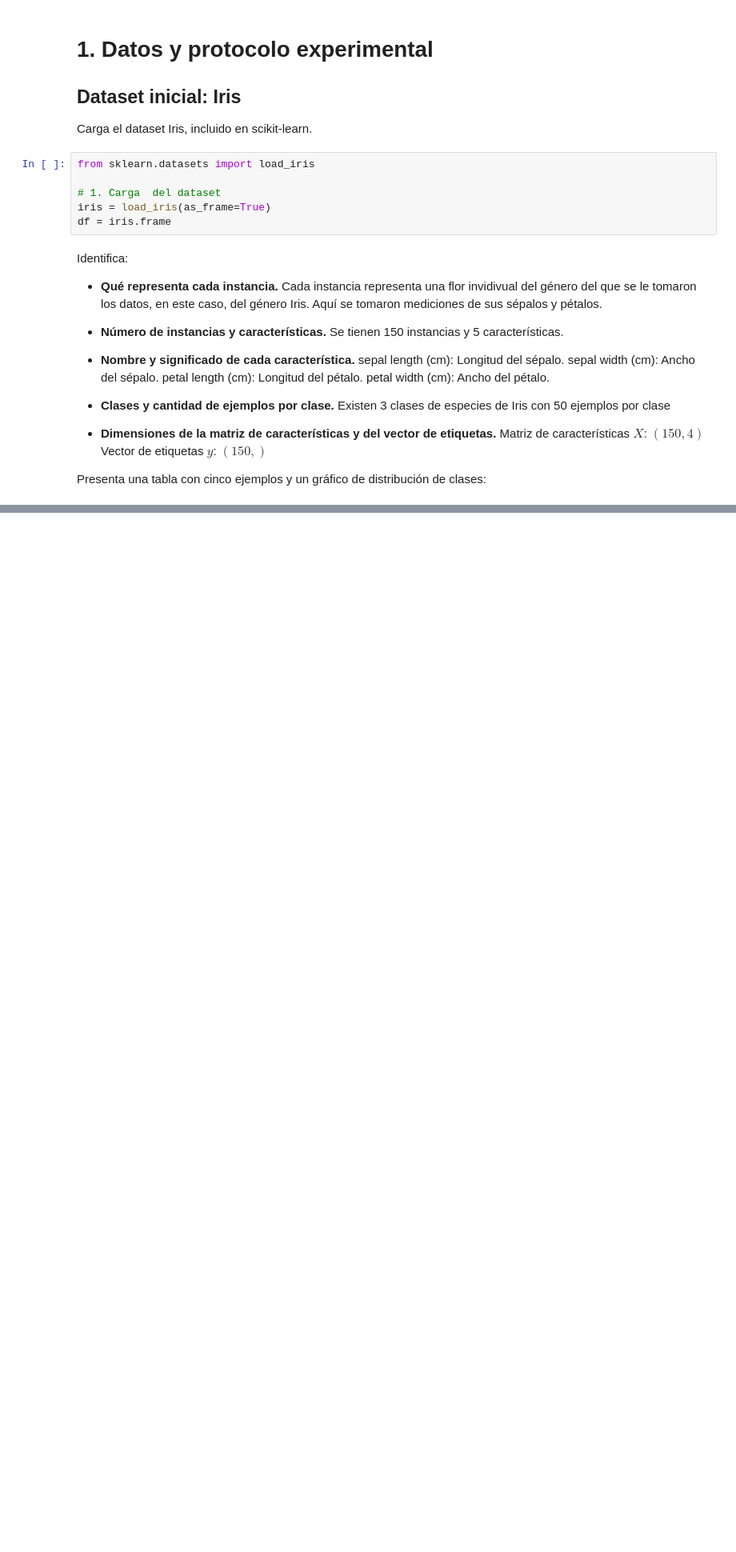
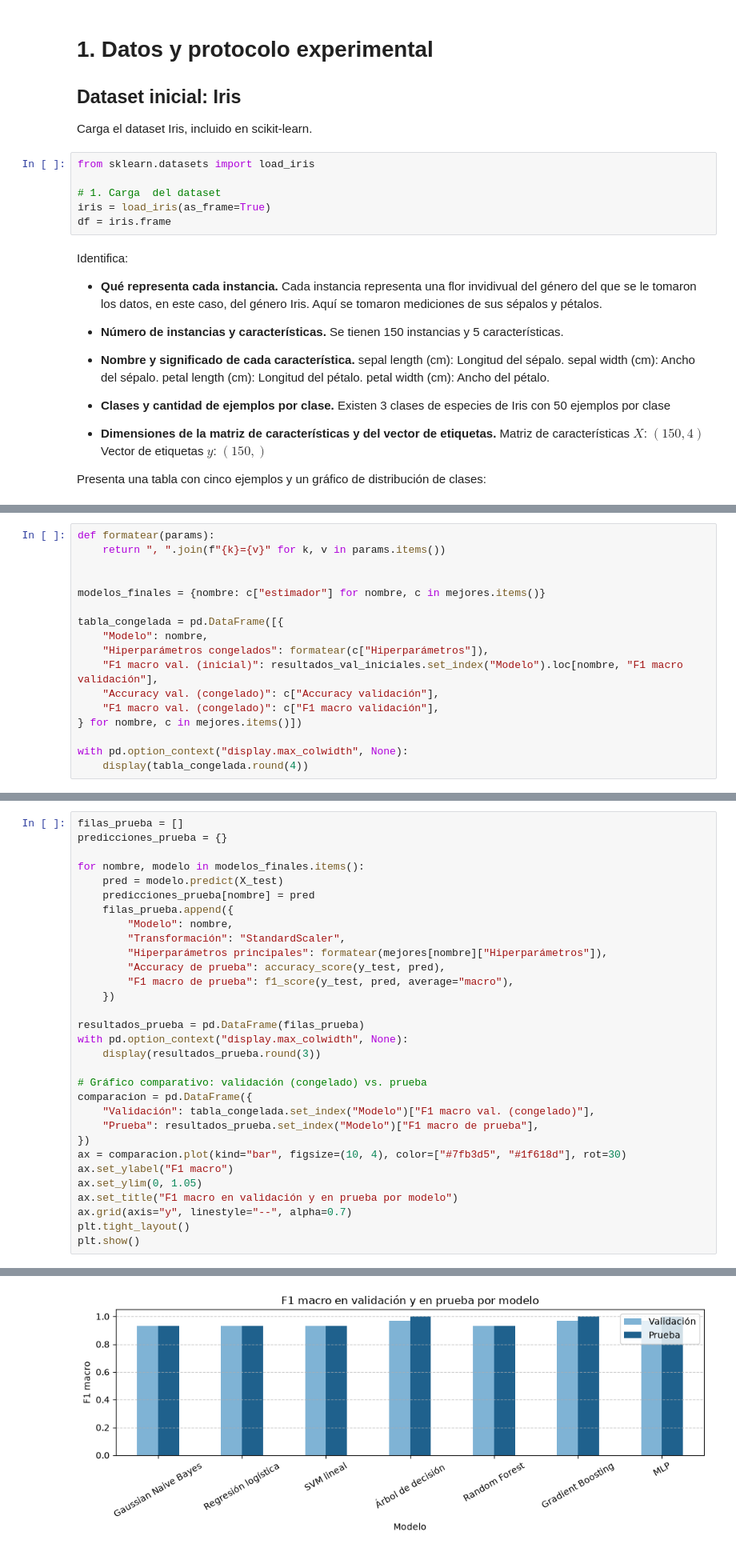
Before and after one commit to BrandonFreire/Notebooks-RI, a Jupyter notebook: IB/Machine Learning/01_revml.ipynb, the cells around one changed output, grey strips where cells are left out. Shown at 80% size. Drawn from its saved outputs; the diff is of its cells as text; blank space fills up the shorter version.

```diff
--- a/IB/Machine Learning/01_revml.ipynb
+++ b/IB/Machine Learning/01_revml.ipynb
@@ -230,0 +332,17 @@ Examina:
+# %%
+def formatear(params):
+    return ", ".join(f"{k}={v}" for k, v in params.items())
+
+
+modelos_finales = {nombre: c["estimador"] for nombre, c in mejores.items()}
+
+tabla_congelada = pd.DataFrame([{
+    "Modelo": nombre,
+    "Hiperparámetros congelados": formatear(c["Hiperparámetros"]),
+    "F1 macro val. (inicial)": resultados_val_iniciales.set_index("Modelo").loc[nombre, "F1 macro validación"],
+    "Accuracy val. (congelado)": c["Accuracy validación"],
+    "F1 macro val. (congelado)": c["F1 macro validación"],
+} for nombre, c in mejores.items()])
+
+with pd.option_context("display.max_colwidth", None):
+    display(tabla_congelada.round(4))
@@ -230,0 +364,32 @@ Examina:
+# %%
+filas_prueba = []
+predicciones_prueba = {}
+
+for nombre, modelo in modelos_finales.items():
+    pred = modelo.predict(X_test)
+    predicciones_prueba[nombre] = pred
+    filas_prueba.append({
+        "Modelo": nombre,
+        "Transformación": "StandardScaler",
+        "Hiperparámetros principales": formatear(mejores[nombre]["Hiperparámetros"]),
+        "Accuracy de prueba": accuracy_score(y_test, pred),
+        "F1 macro de prueba": f1_score(y_test, pred, average="macro"),
+    })
+
+resultados_prueba = pd.DataFrame(filas_prueba)
+with pd.option_context("display.max_colwidth", None):
+    display(resultados_prueba.round(3))
+
+# Gráfico comparativo: validación (congelado) vs. prueba
+comparacion = pd.DataFrame({
+    "Validación": tabla_congelada.set_index("Modelo")["F1 macro val. (congelado)"],
+    "Prueba": resultados_prueba.set_index("Modelo")["F1 macro de prueba"],
+})
+ax = comparacion.plot(kind="bar", figsize=(10, 4), color=["#7fb3d5", "#1f618d"], rot=30)
+ax.set_ylabel("F1 macro")
+ax.set_ylim(0, 1.05)
+ax.set_title("F1 macro en validación y en prueba por modelo")
+ax.grid(axis="y", linestyle="--", alpha=0.7)
+plt.tight_layout()
+plt.show()
+# %% [output]
@@ -230,0 +404 @@ Examina:
+[figure, added]
```
Also changed, not shown: parts of 40 cells of this notebook.
